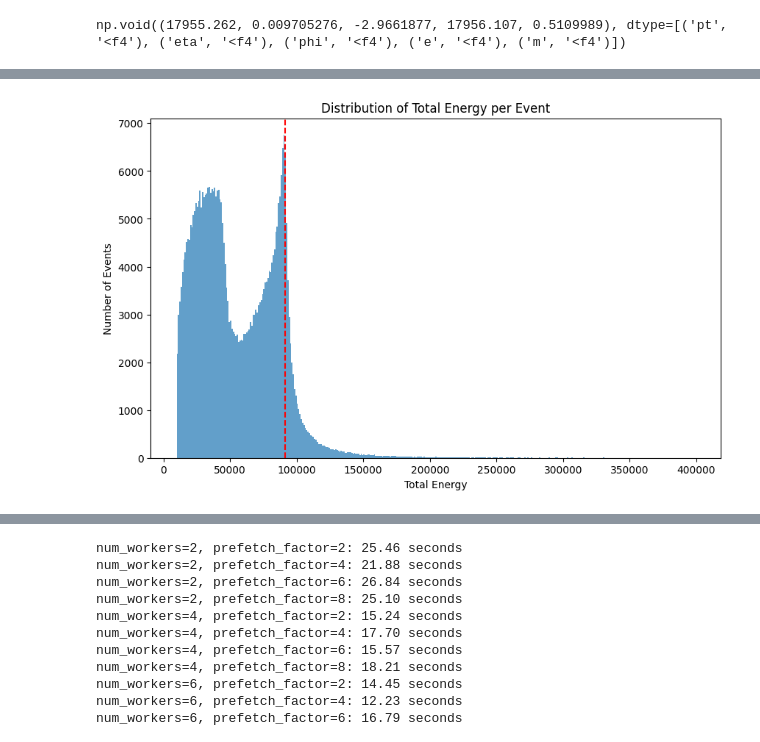
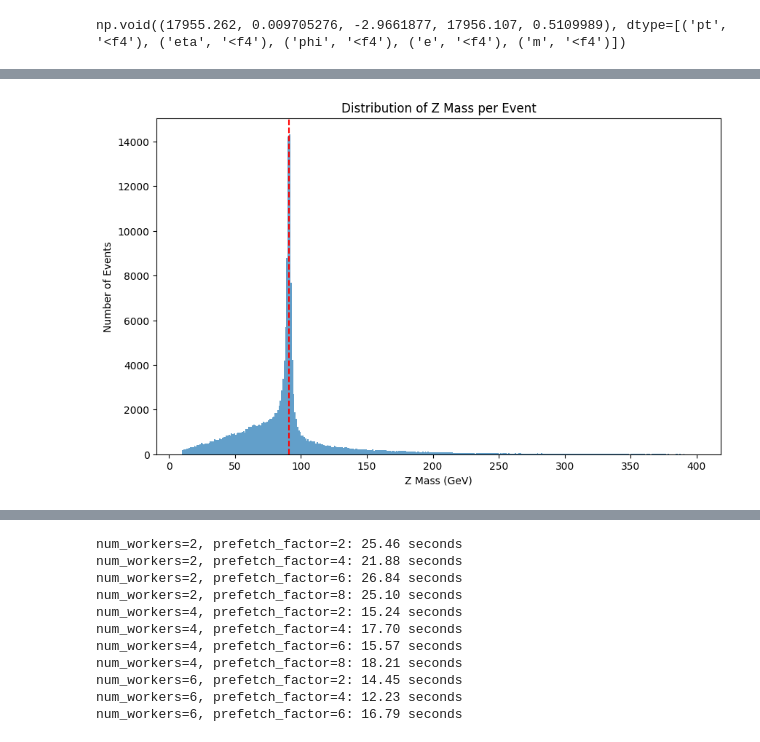
Before and after one commit to Le-Jonas/Masters_project, a Jupyter notebook: ML_lite.ipynb, the cells around one changed output, grey strips where cells are left out. Cells and saved outputs as stored; diff of their text form; code cells hidden in the pictures.

```diff
--- a/ML_lite.ipynb
+++ b/ML_lite.ipynb
@@ -177,10 +60,34 @@ plt.show()
+# %%
+n_egammas = file["eventwise"]["nEgammas"]
+indexes = file["eventwise"]["firstEgammaIndex"]
+
+mask = np.array([0] * (indexes[-1] + n_egammas[-1]), dtype=bool)
+for i in range(len(n_egammas)):
+    if n_egammas[i] == 2:
+        mask[indexes[i]:indexes[i] + 2] = True
+
+origin = file["egammas"]["truthOrigin"][mask]
+type_ = file["egammas"]["truthType"][mask]
+
+ori_num = 13
+type_num = 2
+type_mask = (origin == ori_num) & (type_ == type_num)
+
+pt = file["truth"]["pt"][mask][type_mask]
+eta = file["truth"]["eta"][mask][type_mask]
+phi = file["truth"]["phi"][mask][type_mask]
+
+z_masses = []
+for i in range(len(pt)//2):
+    z_mass = np.sqrt(2 * pt[2*i] * pt[2*i + 1] * (np.cosh(eta[2*i] - eta[2*i + 1]) - np.cos(phi[2*i] - phi[2*i + 1])))
+    z_masses.append(z_mass)
 # %%
 plt.figure(figsize=(10, 6))
-plt.hist(energies, bins=np.arange(10000, 400000, 1000), alpha=0.7)
-plt.axvline(x=91180, color='r', linestyle='--')
-plt.title("Distribution of Total Energy per Event")
-plt.xlabel("Total Energy")
+plt.hist(np.array(z_masses)/1000, bins=np.arange(10, 400, 1), alpha=0.7)
+plt.axvline(x=91.180, color='r', linestyle='--')
+plt.title("Distribution of Z Mass per Event")
+plt.xlabel("Z Mass (GeV)")
 plt.ylabel("Number of Events")
 plt.show()
 # %% [output]
-[figure, old version]
+[figure, new version]
```
Also changed, not shown: parts of 16 cells of this notebook, 6 other files.
